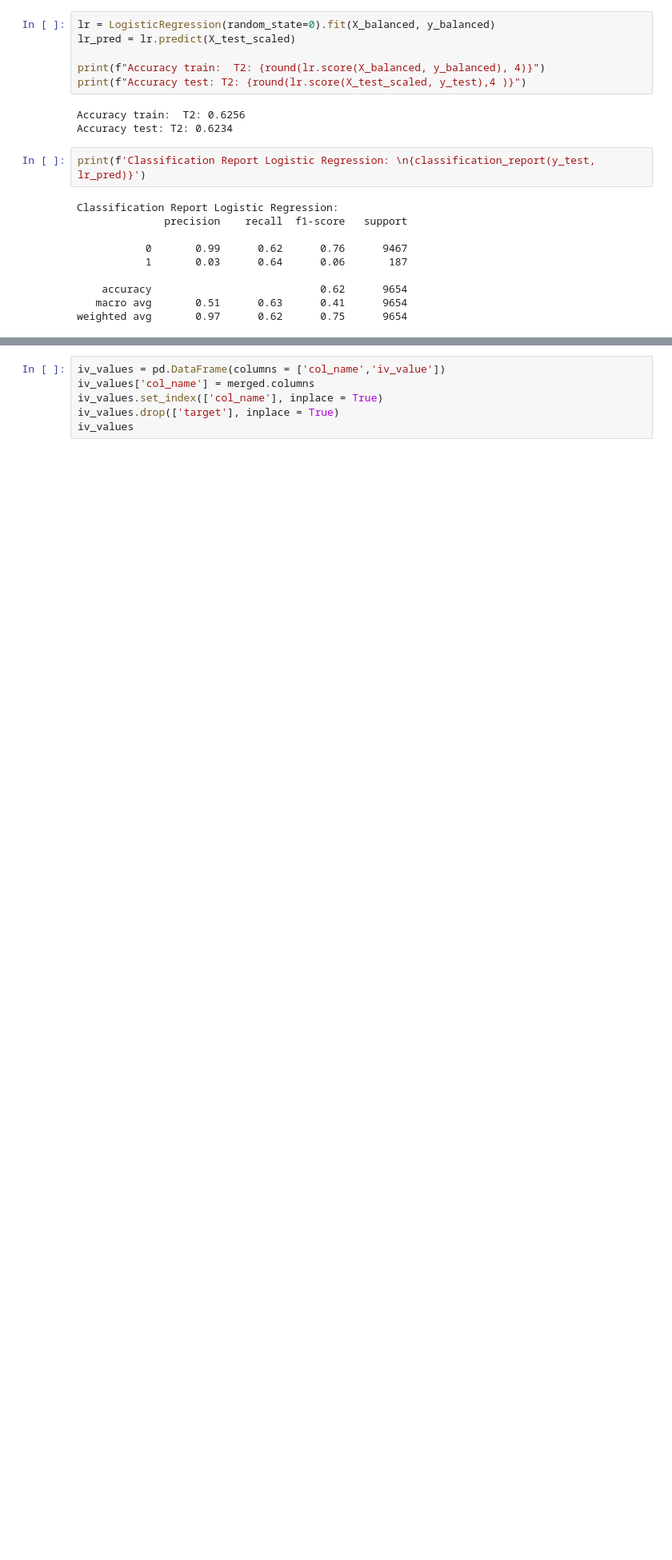
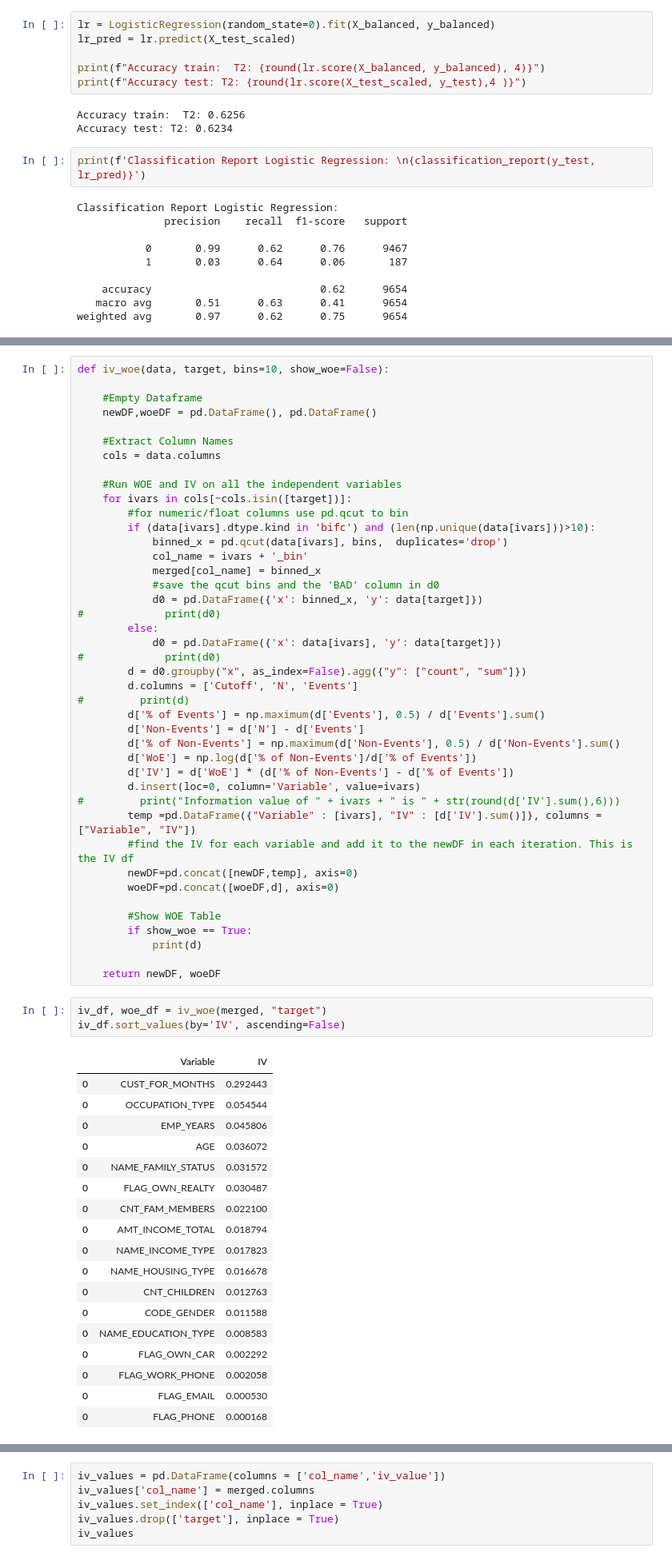
Before and after one commit to dvh549/Financial_Analytics, a Jupyter notebook: Main_Notebook.ipynb, the cells around one changed output, grey strips where cells are left out. Shown at 80% size. Cells and saved outputs as stored; diff of their text form; blank space fills up the shorter version.

```diff
--- a/Main_Notebook.ipynb
+++ b/Main_Notebook.ipynb
@@ -892,0 +893,64 @@ weighted avg       0.97      0.62      0.75      9654
+# %%
+def iv_woe(data, target, bins=10, show_woe=False):
+
+    #Empty Dataframe
+    newDF,woeDF = pd.DataFrame(), pd.DataFrame()
+
+    #Extract Column Names
+    cols = data.columns
+
+    #Run WOE and IV on all the independent variables
+    for ivars in cols[~cols.isin([target])]:
+        #for numeric/float columns use pd.qcut to bin
+        if (data[ivars].dtype.kind in 'bifc') and (len(np.unique(data[ivars]))>10):
+            binned_x = pd.qcut(data[ivars], bins,  duplicates='drop')
+            col_name = ivars + '_bin'
+            merged[col_name] = binned_x
+            #save the qcut bins and the 'BAD' column in d0
+            d0 = pd.DataFrame({'x': binned_x, 'y': data[target]})
+#             print(d0)
+        else:
+            d0 = pd.DataFrame({'x': data[ivars], 'y': data[target]})
+#             print(d0)
+        d = d0.groupby("x", as_index=False).agg({"y": ["count", "sum"]})
+        d.columns = ['Cutoff', 'N', 'Events']
+#         print(d)
+        d['% of Events'] = np.maximum(d['Events'], 0.5) / d['Events'].sum()
+        d['Non-Events'] = d['N'] - d['Events']
+        d['% of Non-Events'] = np.maximum(d['Non-Events'], 0.5) / d['Non-Events'].sum()
+        d['WoE'] = np.log(d['% of Non-Events']/d['% of Events'])
+        d['IV'] = d['WoE'] * (d['% of Non-Events'] - d['% of Events'])
+        d.insert(loc=0, column='Variable', value=ivars)
+#         print("Information value of " + ivars + " is " + str(round(d['IV'].sum(),6)))
+        temp =pd.DataFrame({"Variable" : [ivars], "IV" : [d['IV'].sum()]}, columns = ["Variable", "IV"])
+        #find the IV for each variable and add it to the newDF in each iteration. This is the IV df
+        newDF=pd.concat([newDF,temp], axis=0)
+        woeDF=pd.concat([woeDF,d], axis=0)
+
+        #Show WOE Table
+        if show_woe == True:
+            print(d)
+
+    return newDF, woeDF
+# %%
+iv_df, woe_df = iv_woe(merged, "target")
+iv_df.sort_values(by='IV', ascending=False)
+# %% [output]
+|  | Variable | IV |
+| 0 | CUST_FOR_MONTHS | 0.292443 |
+| 0 | OCCUPATION_TYPE | 0.054544 |
+| 0 | EMP_YEARS | 0.045806 |
+| 0 | AGE | 0.036072 |
+| 0 | NAME_FAMILY_STATUS | 0.031572 |
+| 0 | FLAG_OWN_REALTY | 0.030487 |
+| 0 | CNT_FAM_MEMBERS | 0.022100 |
+| 0 | AMT_INCOME_TOTAL | 0.018794 |
+| 0 | NAME_INCOME_TYPE | 0.017823 |
+| 0 | NAME_HOUSING_TYPE | 0.016678 |
+| 0 | CNT_CHILDREN | 0.012763 |
+| 0 | CODE_GENDER | 0.011588 |
+| 0 | NAME_EDUCATION_TYPE | 0.008583 |
+| 0 | FLAG_OWN_CAR | 0.002292 |
+| 0 | FLAG_WORK_PHONE | 0.002058 |
+| 0 | FLAG_EMAIL | 0.000530 |
+| 0 | FLAG_PHONE | 0.000168 |
```
Also changed, not shown: parts of 9 cells of this notebook.
